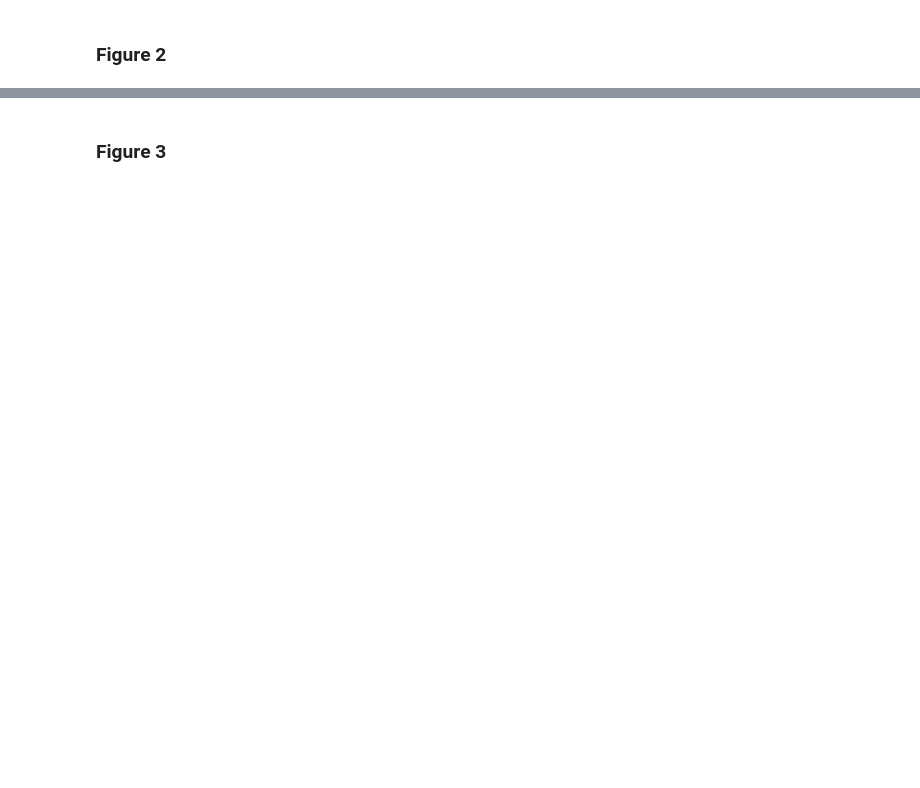
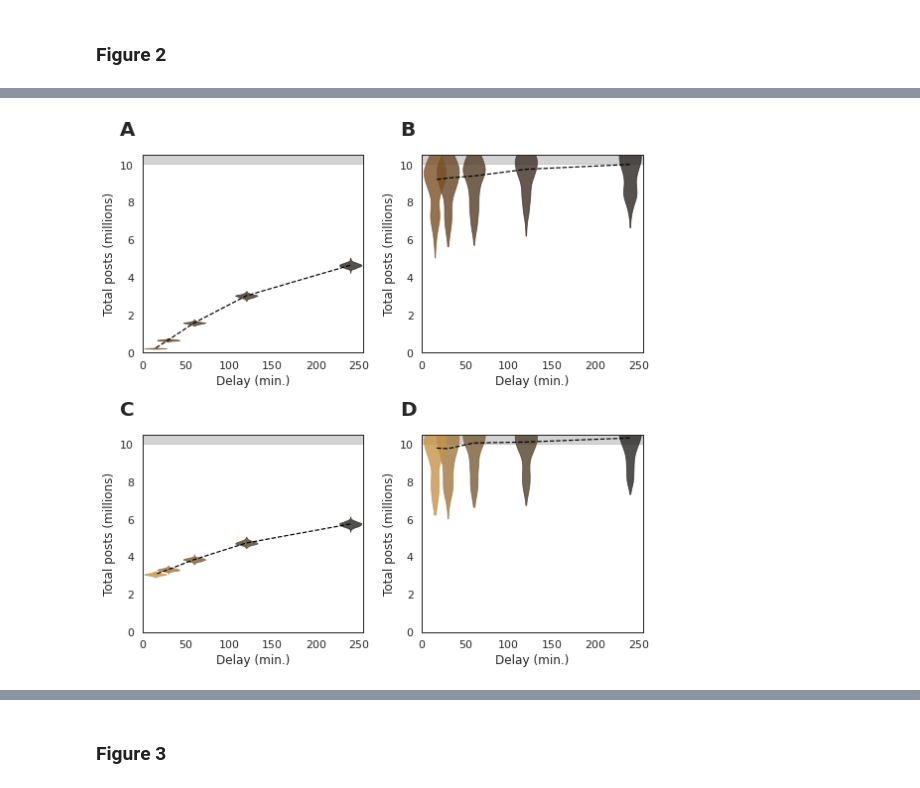
Before and after one commit to josephbb/CommunityNotesSim, a Jupyter notebook: Analysis.ipynb, the cells around one changed output, grey strips where cells are left out. Saved outputs shown, nothing was run; the diff lists cells and outputs as text; code cells hidden in the pictures; blank space fills up the shorter version.

```diff
--- a/Analysis.ipynb
+++ b/Analysis.ipynb
@@ -838,0 +680,93 @@ plt.savefig('./output/figures/MS/Fig2.png',dpi=1000)
+# %%
+order = [0,5,4,3,2,1]
+
+def plot_delay(order,sim_df,xtype='stop_at',xmin=0, ymin=0,
+               xmax=255, ymax=10.5,xlabel='Delay (min.)'):
+    baseline = get_sim_cumulative(sim_df.iloc[0])/1000000
+    baseline = baseline[:,-1]
+
+    plt.plot([0, xmax],
+             [np.median(baseline),
+              np.median(baseline)],
+             c='k')
+    ax = plt.gca()
+
+    alphas = [.2, .3, .4]
+    percentiles = [89, 80, 50]
+    for idx in range(1):
+        percentile = np.percentile(baseline,
+                                   q=[(100-percentiles[idx])/2,
+                                      100-(100-percentiles[idx])/2])
+        plt.fill_between([0, 260],
+                 [percentile[0], percentile[0]],
+                [percentile[1], percentile[1]],
+                color=np.array(json.loads(sim_df.iloc[0]['color'])),
+                alpha=alphas[idx])
+
+    medians = []
+    for idx in range(1,len(order)):
+        temp = get_sim_cumulative(sim_df.iloc[order[idx]])/1000000
+        if xtype=='nudge':
+            xfunc = lambda x: 100 - (100*x)
+        else:
+            xfunc = lambda x: x
+        medians.append(np.median(temp[:,-1]))
+        c=np.array(json.loads(sim_df.iloc[order[idx]]['color']))
+        parts = plt.violinplot(temp[:,-1],
+                   positions=[xfunc(sim_df.iloc[order[idx]][xtype])],
+                   widths=xmax/10,showmedians=False,
+                   showextrema=False)
+        for pc in parts['bodies']:
+            pc.set_facecolor(c)
+            pc.set_edgecolor(c)
+            pc.set_alpha(.8)
+
+    plt.plot(xfunc(sim_df.iloc[order[1:]][xtype]),medians,color='k',ls='--')
+
+
+    plt.xlabel(xlabel)
+    plt.ylabel('Total posts (millions)')
+    plt.xlim(0,xmax)
+    plt.ylim(0,ymax)
+
+from src.figures import plot_sims
+from src.tables import get_table
+sns.set_context('paper',font_scale=1.25)
+sns.set_style('white')
+
+fig, axs = plt.subplots(2,2,figsize=(8,8))
+axs = axs.flat
+
+for n, ax in enumerate(axs):
+    ax.text(-0.1, 1.1, string.ascii_uppercase[n], transform=ax.transAxes,
+            size=20, weight='bold')
+
+plt.sca(axs[0])
+order = [0,5,4,3,2,1]
+table = get_table(sim_df, order)
+table.to_latex('./output/tables/full_removal.tex',index=False)
+plot_delay(order, sim_df)
+
+plt.sca(axs[1])
+order = [0,10,9,8,7,6]
+table = get_table(sim_df, order)
+table.to_latex('./output/tables/partial_removal.tex',index=False)
+plot_delay(order, sim_df)
+
+plt.sca(axs[2])
+order = [0,15,14,13,12,11]
+table = get_table(sim_df, order)
+table.to_latex('./output/tables/full_vcb.tex',index=False)
+plot_delay(order, sim_df, 'decay_start')
+
+
+plt.sca(axs[3])
+order = [0,20,19,18,17,16]
+table = get_table(sim_df, order)
+table.to_latex('./output/tables/partial_vcb.tex',index=False)
+plot_delay(order, sim_df, 'decay_start')
+
+plt.tight_layout()
+plt.savefig('./output/figures/MS/Fig2.png',dpi=400)
+# %% [output]
+[figure, added]
```
Also changed, not shown: parts of 57 cells of this notebook, 13 other files.
